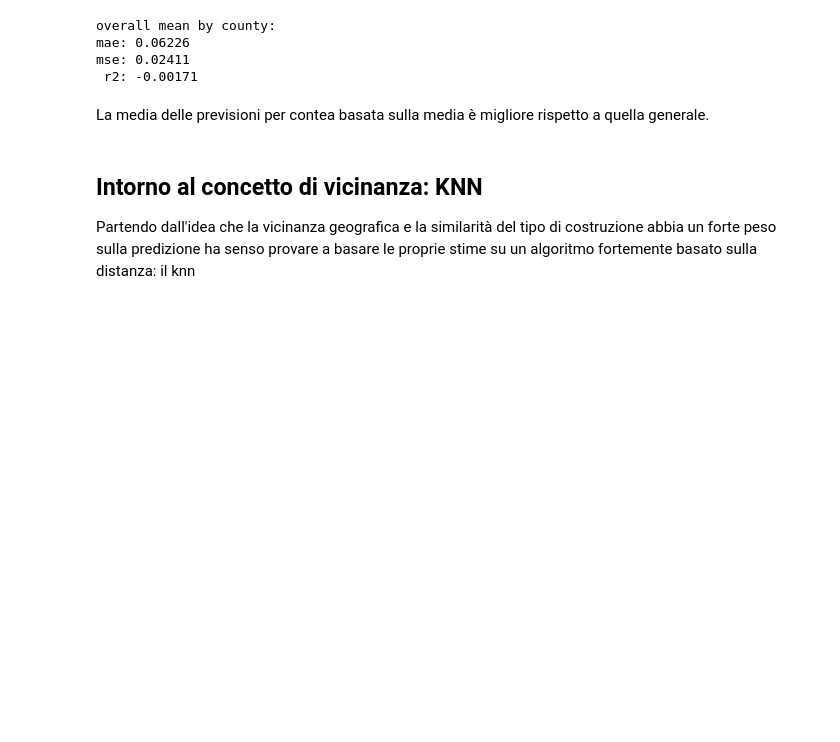
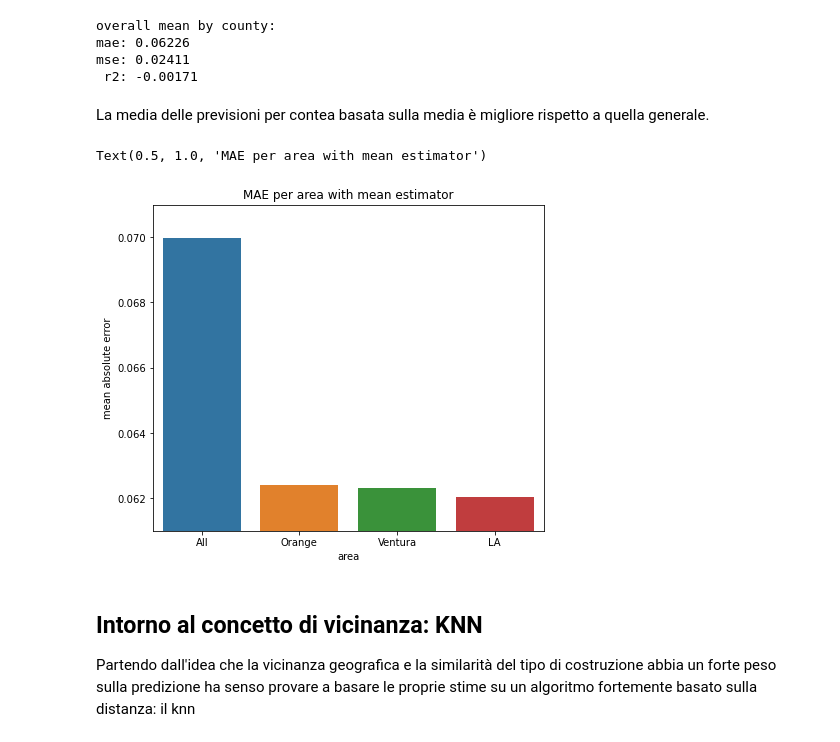
Before and after one commit to matteospanio/zillow-prize, a Jupyter notebook: 02 - Base prediction.ipynb, the cells around one changed output. Drawn from its saved outputs; the diff is of its cells as text; code cells hidden in the pictures; blank space fills up the shorter version.

```diff
--- a/02 - Base prediction.ipynb
+++ b/02 - Base prediction.ipynb
@@ -141,6 +141,17 @@ mse: 0.02411
  r2: -0.00171
 # %% [markdown]
 La media delle previsioni per contea basata sulla media è migliore rispetto a quella generale.
+# %%
+import pandas as pd
+fig, ax = plt.subplots(figsize=(7, 6))
+data = pd.DataFrame({'score': [0.06998, 0.06241, 0.06232, 0.06205], 'area': ['All', 'Orange', 'Ventura', 'LA']})
+sns.barplot(data=data, x='area', y='score', ax=ax)
+ax.set_ylim(0.061,0.071);
+ax.set_ylabel('mean absolute error')
+ax.set_title('MAE per area with mean estimator')
+# %% [output]
+Text(0.5, 1.0, 'MAE per area with mean estimator')
+[figure, added]
 # %% [markdown]
 ## Intorno al concetto di vicinanza: KNN
 
```
Also changed, not shown: parts of 1 cell of this notebook, 1 other file.
